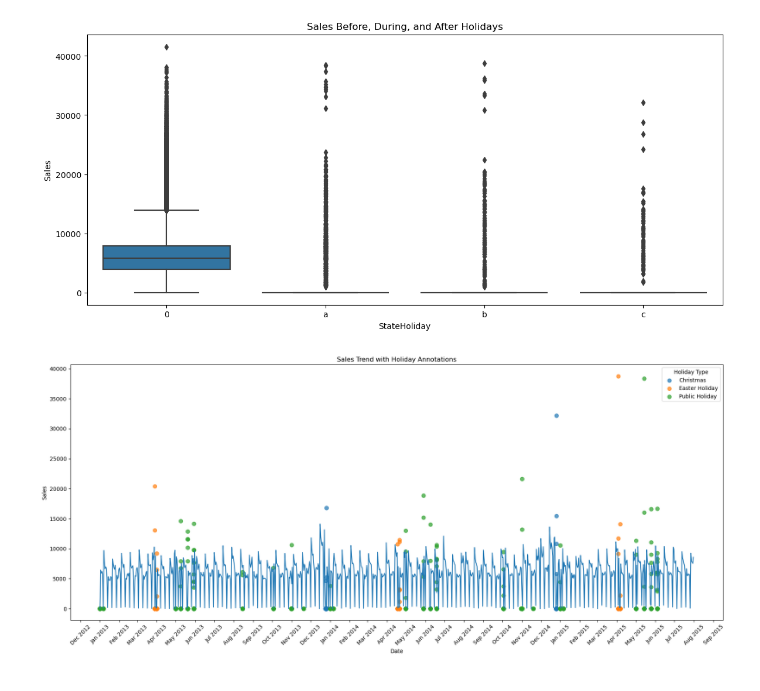
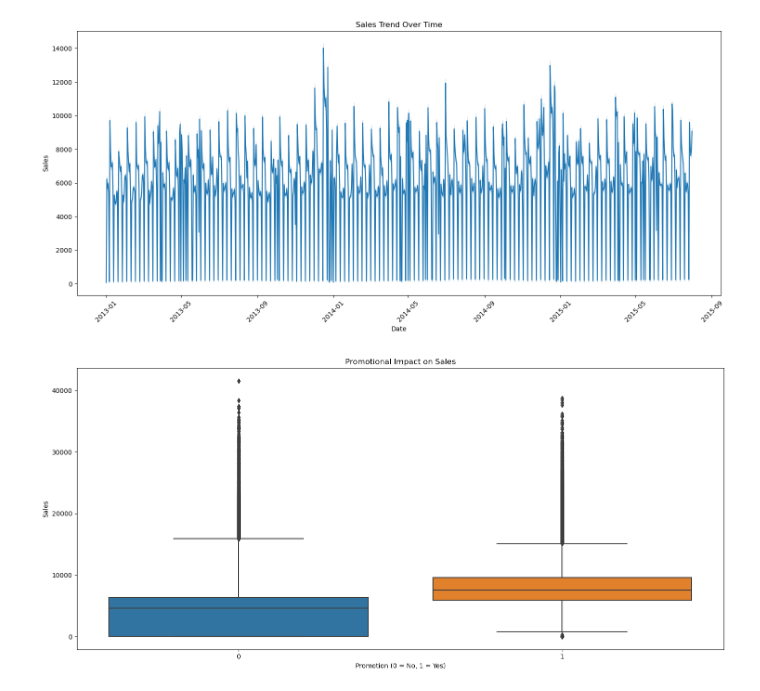
Before and after one commit to haftomlegese/rossmann_sales_analysis, a Jupyter notebook: notebooks/rossmann_sales_analysis.ipynb, the cells around one changed output. Drawn from its saved outputs; the diff is of its cells as text; code cells hidden in the pictures.

```diff
--- a/notebooks/rossmann_sales_analysis.ipynb
+++ b/notebooks/rossmann_sales_analysis.ipynb
@@ -142,41 +242,27 @@ plt.show()
+# %%
+def plot_sales_trend(data):
+    plt.figure(figsize=(15, 7))
+    sns.lineplot(data=data, x='Date', y='Sales')
+    plt.title('Sales Trend Over Time')
+    plt.xlabel('Date')
+    plt.ylabel('Sales')
+    plt.xticks(rotation=45)
+    plt.tight_layout()
+    plt.show()
+
+plot_sales_trend(train_cleaned)
+# %% [output]
+[figure, added]
 # %%
-# Explore sales behavior before, during, and after holidays
-plt.figure(figsize=(14, 6))
-sns.boxplot(x='StateHoliday', y='Sales', data=train_merged)
-plt.title('Sales Before, During, and After Holidays')
-plt.xlabel('StateHoliday')
-plt.ylabel('Sales')
-plt.show()
+def plot_promo_impact(data):
+    plt.figure(figsize=(15, 7))
+    sns.boxplot(data=data, x='Promo', y='Sales')
+    plt.title('Promotional Impact on Sales')
+    plt.xlabel('Promotion (0 = No, 1 = Yes)')
+    plt.ylabel('Sales')
+    plt.tight_layout()
+    plt.show()
+
+plot_promo_impact(train_cleaned)
 # %% [output]
-[figure, old version]
+[figure, new version]
-# %%
-# Convert 'StateHoliday' to a more readable format
-train_merged['HolidayType'] = train_merged['StateHoliday'].replace({'0': 'None', 'a': 'Public Holiday', 'b': 'Easter Holiday', 'c': 'Christmas'})
-
-# Convert 'Date' to datetime format
-train_merged['Date'] = pd.to_datetime(train_merged['Date'])
-
-# Downsample the data for plotting if necessary
-downsampled_data = train_merged.sample(frac=0.1, random_state=42) if len(train_merged) > 20000 else train_merged
-
-# Plot the sales trend with holiday annotations
-plt.figure(figsize=(18, 8))
-sns.lineplot(x='Date', y='Sales', data=downsampled_data, errorbar=None)
-
-# Plot holiday annotations separately
-holidays = downsampled_data[downsampled_data['HolidayType'] != 'None']
-for holiday_type, holiday_group in holidays.groupby('HolidayType'):
-    plt.scatter(holiday_group['Date'], holiday_group['Sales'], label=holiday_type, s=50, alpha=0.7)
-
-# Formatting the plot
-plt.title('Sales Trend with Holiday Annotations')
-plt.xlabel('Date')
-plt.ylabel('Sales')
-plt.xticks(rotation=45)
-plt.gca().xaxis.set_major_locator(mdates.MonthLocator())
-plt.gca().xaxis.set_major_formatter(mdates.DateFormatter('%b %Y'))
-plt.legend(title='Holiday Type')
-plt.tight_layout()
-plt.show()
-# %% [output]
-[figure, removed]
```
Also changed, not shown: parts of 26 cells of this notebook, 2 other files.
